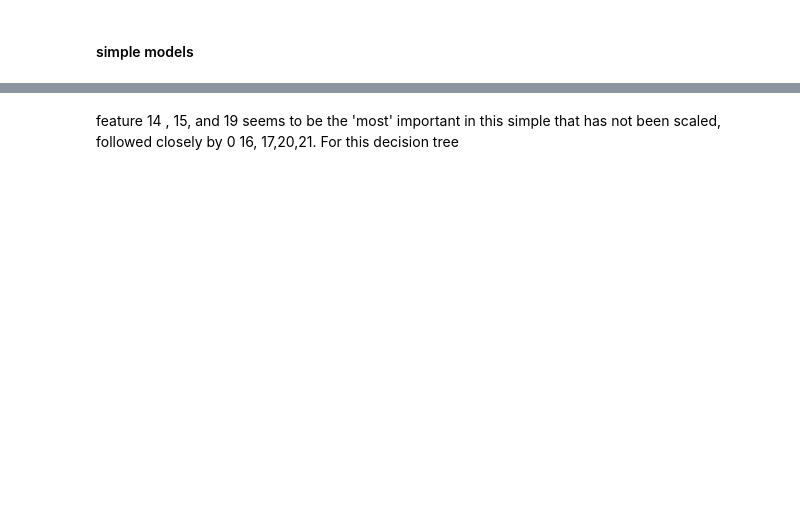
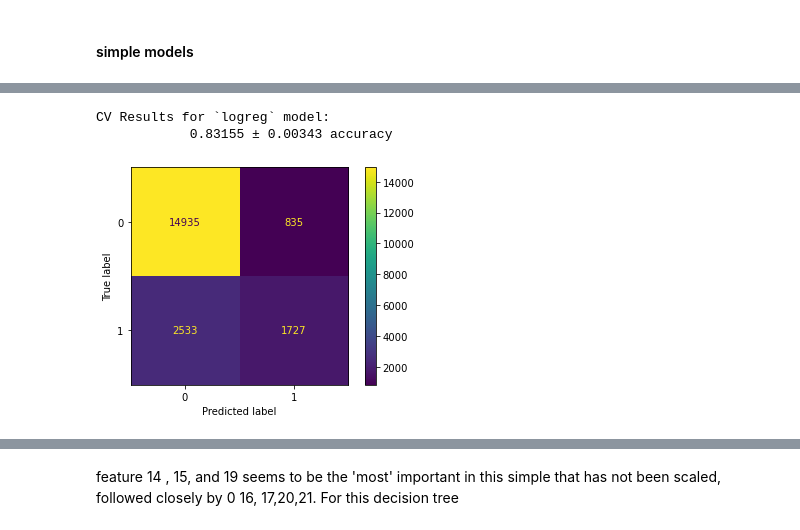
Before and after one commit to xiaohua-su/Predicting_H1N1_Vaccination, a Jupyter notebook: Scratch.ipynb, the cells around one changed output, grey strips where cells are left out. Saved outputs shown, nothing was run; the diff lists cells and outputs as text; code cells hidden in the pictures; blank space fills up the shorter version.

```diff
--- a/Scratch.ipynb
+++ b/Scratch.ipynb
@@ -371,0 +352,7 @@ array([0.05263471, 0.03867768, 0.01301965, 0.02744155, 0.01486349,
+# %%
+plot_confusion_matrix(X_simple_pipe, X_simple, y_simple);
+simple_log.print_cv_summary()
+# %% [output]
+CV Results for `logreg` model:
+            0.83155 ± 0.00343 accuracy
+[figure, added]
```
Also changed, not shown: parts of 93 cells of this notebook.
